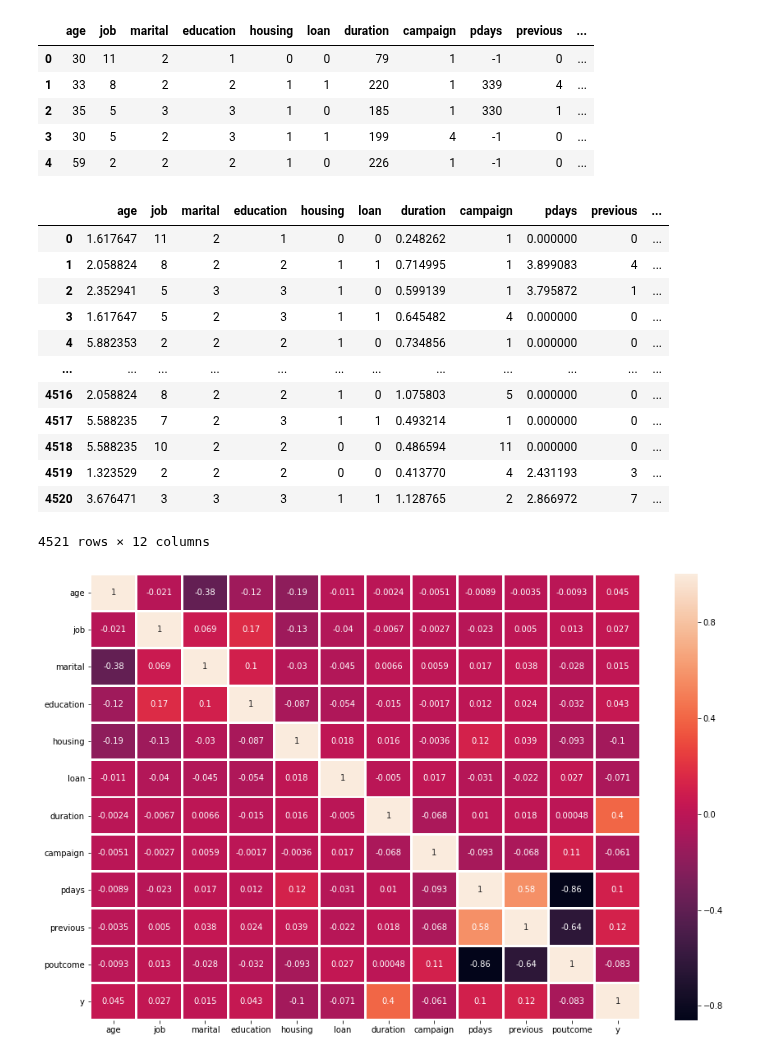
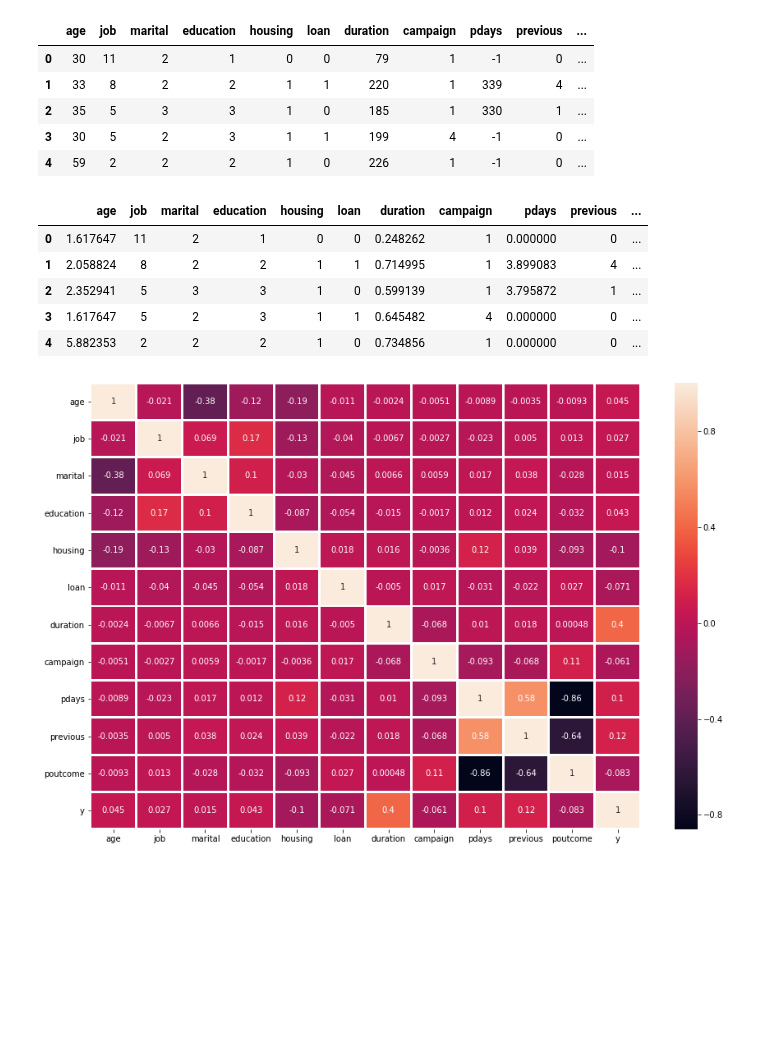
Before and after one commit to vaibhavyesalwad/Machine-Learning-from-scratch, a Jupyter notebook: Classification/Logistic Regression/01_BankLogisticRegression.ipynb, the cells around one changed output. Drawn from its saved outputs; the diff is of its cells as text; code cells hidden in the pictures; blank space fills up the shorter version.

```diff
--- a/Classification/Logistic Regression/01_BankLogisticRegression.ipynb
+++ b/Classification/Logistic Regression/01_BankLogisticRegression.ipynb
@@ -175,25 +175,18 @@ bank_data.head()
 # %%
 # scaling columns age, duration, pdays in range 1-20
 for col in ['age', 'duration', 'pdays']:
     minimum = bank_data[col].min()
     maximum = bank_data[col].max()
     bank_data[col] = (bank_data[col] - minimum)*10/(maximum - minimum)
 
-bank_data
+bank_data.head()
 # %% [output]
 |  | age | job | marital | education | housing | loan | duration | campaign | pdays | previous | ... |
 | 0 | 1.617647 | 11 | 2 | 1 | 0 | 0 | 0.248262 | 1 | 0.000000 | 0 | ... |
 | 1 | 2.058824 | 8 | 2 | 2 | 1 | 1 | 0.714995 | 1 | 3.899083 | 4 | ... |
 | 2 | 2.352941 | 5 | 3 | 3 | 1 | 0 | 0.599139 | 1 | 3.795872 | 1 | ... |
 | 3 | 1.617647 | 5 | 2 | 3 | 1 | 1 | 0.645482 | 4 | 0.000000 | 0 | ... |
 | 4 | 5.882353 | 2 | 2 | 2 | 1 | 0 | 0.734856 | 1 | 0.000000 | 0 | ... |
-| ... | ... | ... | ... | ... | ... | ... | ... | ... | ... | ... | ... |
-| 4516 | 2.058824 | 8 | 2 | 2 | 1 | 0 | 1.075803 | 5 | 0.000000 | 0 | ... |
-| 4517 | 5.588235 | 7 | 2 | 3 | 1 | 1 | 0.493214 | 1 | 0.000000 | 0 | ... |
-| 4518 | 5.588235 | 10 | 2 | 2 | 0 | 0 | 0.486594 | 11 | 0.000000 | 0 | ... |
-| 4519 | 1.323529 | 2 | 2 | 2 | 0 | 0 | 0.413770 | 4 | 2.431193 | 3 | ... |
-| 4520 | 3.676471 | 3 | 3 | 3 | 1 | 1 | 1.128765 | 2 | 2.866972 | 7 | ... |
-4521 rows × 12 columns
 # %%
 # checking if any of pairs of features that are well correlated to each other so one of it can be removed
 plt.figure(figsize=(15,10))
```
Also changed, not shown: parts of 6 cells of this notebook.
